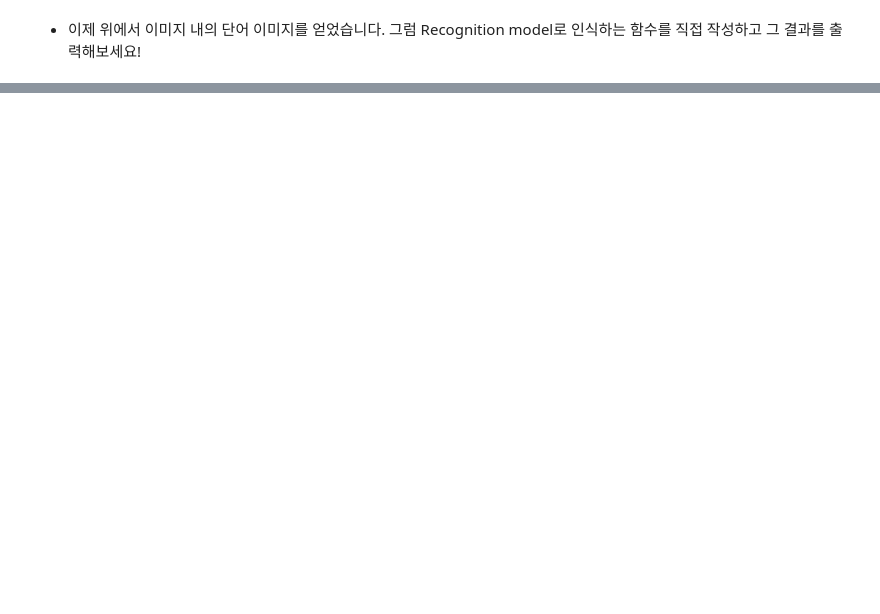
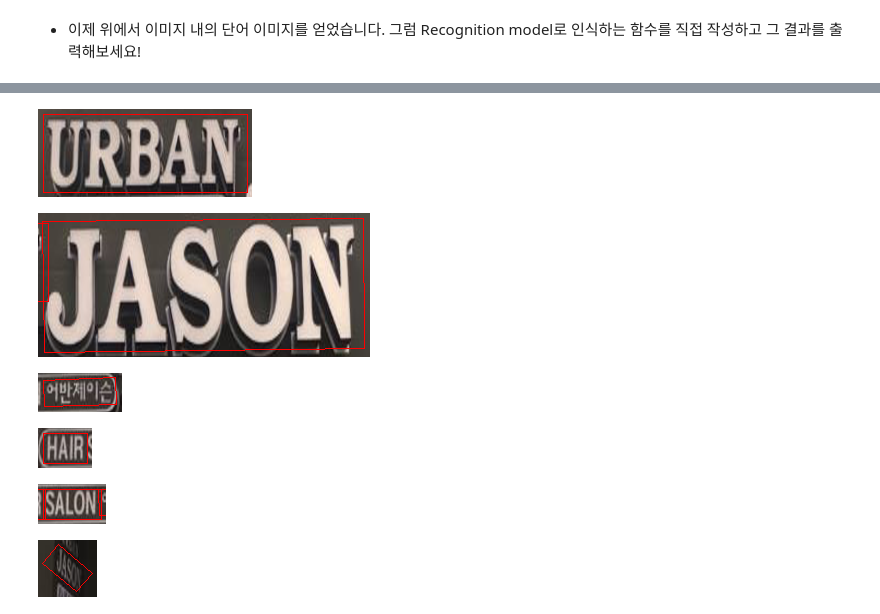
Before and after one commit to YesicaKim/G12_OCR_Recognition_Model, a Jupyter notebook: G12_OCR_Recognition_Model.ipynb, the cells around one changed output, grey strips where cells are left out. Drawn from its saved outputs; the diff is of its cells as text; code cells hidden in the pictures; blank space fills up the shorter version.

```diff
--- a/G12_OCR_Recognition_Model.ipynb
+++ b/G12_OCR_Recognition_Model.ipynb
@@ -538,0 +562,10 @@ for _img in cropped_img:
+# %%
+for sub_img in cropped_img:
+    display(sub_img)
+# %% [output]
+[figure, added]
+[figure, added]
+[figure, added]
+[figure, added]
+[figure, added]
+[figure, added]
```
Also changed, not shown: parts of 33 cells of this notebook, 15 other files.
